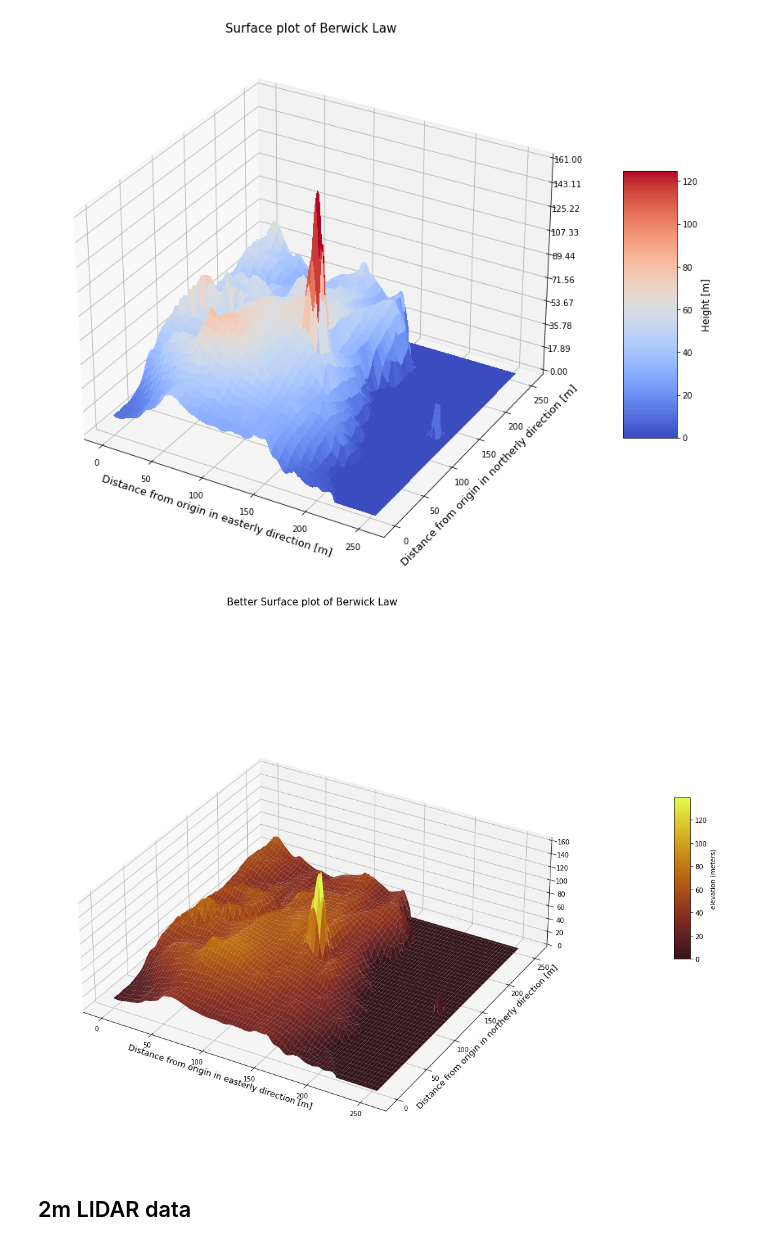
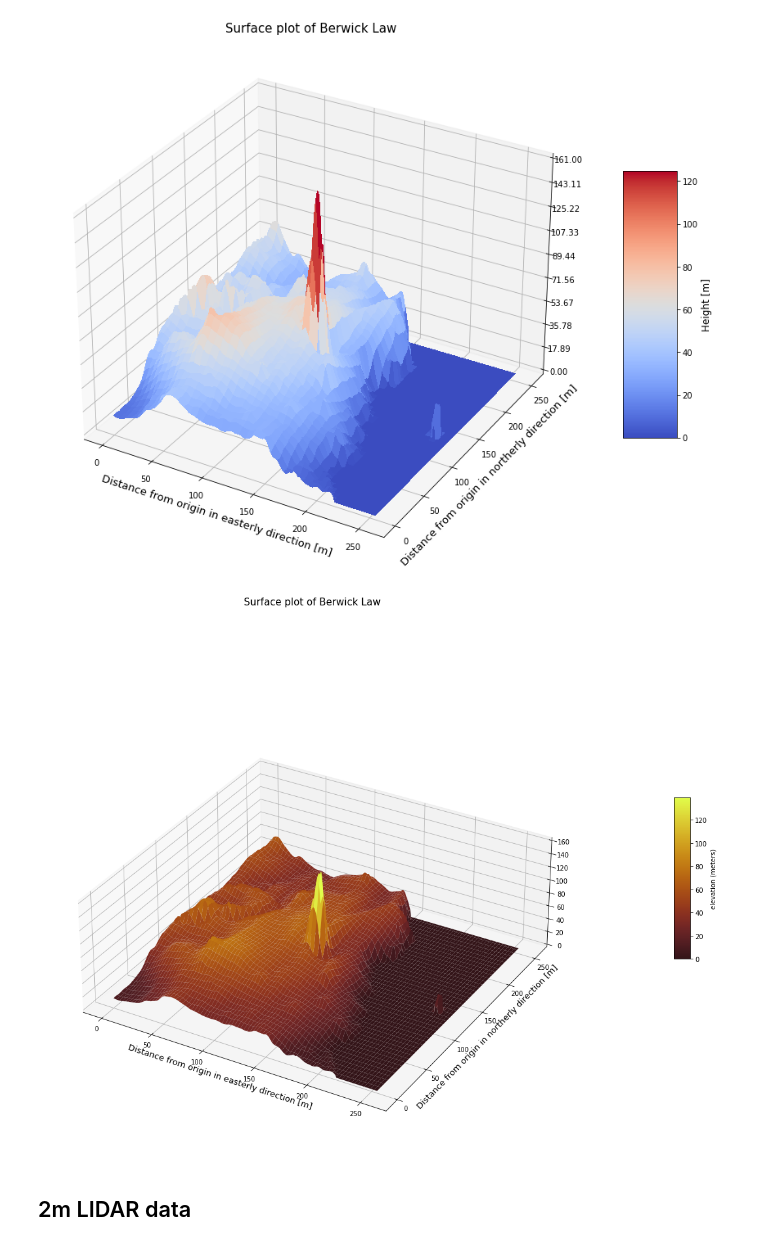
Before and after one commit to dhegedus99/MetGroupProject, a Jupyter notebook: TopographyNotebook.ipynb, the cells around one changed output. Cells and saved outputs as stored; diff of their text form; code cells hidden in the pictures.

```diff
--- a/TopographyNotebook.ipynb
+++ b/TopographyNotebook.ipynb
@@ -146,35 +146,35 @@ fig = plt.figure(figsize=(20, 12))
 ax = fig.gca(projection='3d')
 
 
 # Scaling of the z-axis to make the plot less spiky and more realistic
 ax.get_proj = lambda: np.dot(Axes3D.get_proj(ax), np.diag([1, 1, 0.5, 1]))
 
 # Define meshgrid and make data
 n=len(elevation)
 X = np.arange(0, n, 1)
 Y = np.arange(0, n, 1)
 X, Y = np.meshgrid(X, Y)
 R = np.sqrt(X**2 + Y**2)
 B = elevation[X,Y]
 
 # Plot the surface
 SP2=ax.plot_surface(X, Y, B, cmap= cmo.cm.solar, rcount=50, ccount=100)
 #ax.plot_surface(X, Y, B,rcount=50, ccount=100) # without color map
 # deep, topo, balance, amp, turbid, solar
 # I prefer solar or balance or deep
 
 #Set colour bar
 CC=fig.colorbar(SP2, shrink=0.3,aspect=10, pad=0.1)
 CC.ax.set_ylabel('elevation (meters)')
 
 # Set axes labels and title
 ax.set_xlabel("Distance from origin in easterly direction [m]", fontsize = 13)
 ax.set_ylabel("Distance from origin in northerly direction [m]", fontsize = 13)
-ax.set_title('Better Surface plot of Berwick Law', fontsize = 15)
+ax.set_title('Surface plot of Berwick Law', fontsize = 15)
 
 fig.tight_layout()
 # %% [output]
-[figure, old version]
+[figure, new version]
 # %% [markdown]
 ## 2m LIDAR data
 # %%
```
Also changed, not shown: parts of 2 cells of this notebook.
